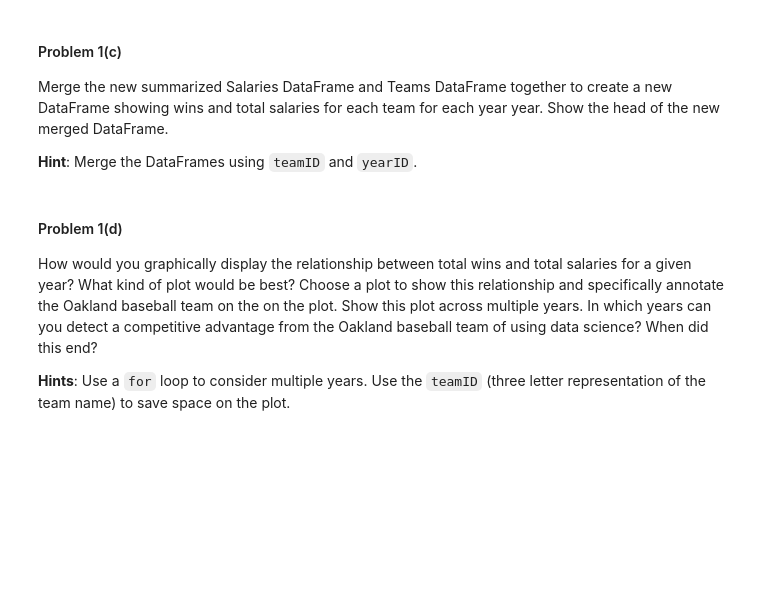
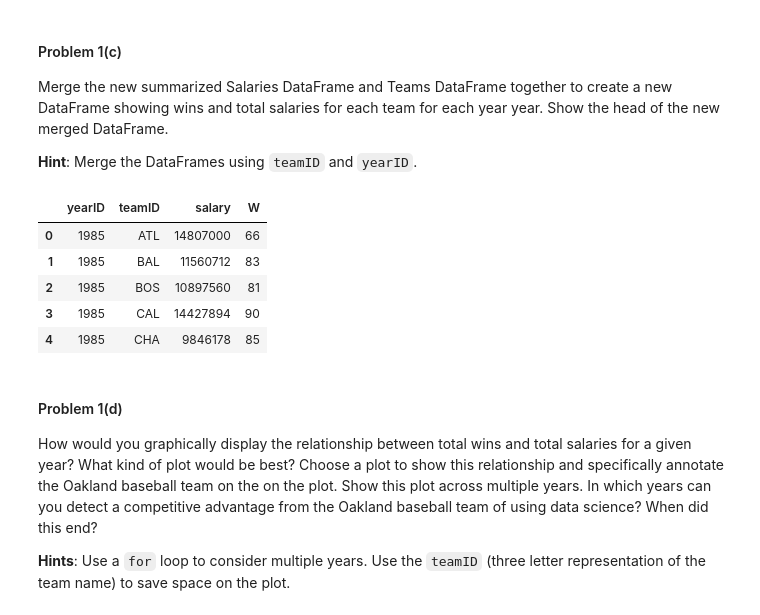
Before and after one commit to Benno26/Cs109HW, a Jupyter notebook: HW1.ipynb, the cells around one changed output. Saved outputs shown, nothing was run; the diff lists cells and outputs as text; code cells hidden in the pictures; blank space fills up the shorter version.

```diff
--- a/HW1.ipynb
+++ b/HW1.ipynb
@@ -59,0 +90,9 @@ Load in [these CSV files](http://seanlahman.com/files/database/lahman-csv_2014-0
+# %%
+# Extract Files and load Dataframe
+names = zipFile.namelist()
+# names.index("Salaries.csv")
+
+salaries = pd.read_csv(zipFile.open(zipFile.namelist()[names.index("Salaries.csv")]))
+print salaries.head()
+print "Number of rows: " + str(salaries.shape[0])
+print "Number of columns: " + str(salaries.shape[1])
@@ -75,3 +160,14 @@ showing wins and total salaries for each team for each year year. Show the head
+# %%
+salaryWins = pd.merge(sumSalaries,teams,on=['yearID','teamID'])
+salaryWins.head()
+#salaryWins.sort_values('W',ascending=False)
+# %% [output]
+|  | yearID | teamID | salary | W |
+| 0 | 1985 | ATL | 14807000 | 66 |
+| 1 | 1985 | BAL | 11560712 | 83 |
+| 2 | 1985 | BOS | 10897560 | 81 |
+| 3 | 1985 | CAL | 14427894 | 90 |
+| 4 | 1985 | CHA | 9846178 | 85 |
 # %% [markdown]
 #### Problem 1(d)
 
```
Also changed, not shown: parts of 13 cells of this notebook.
